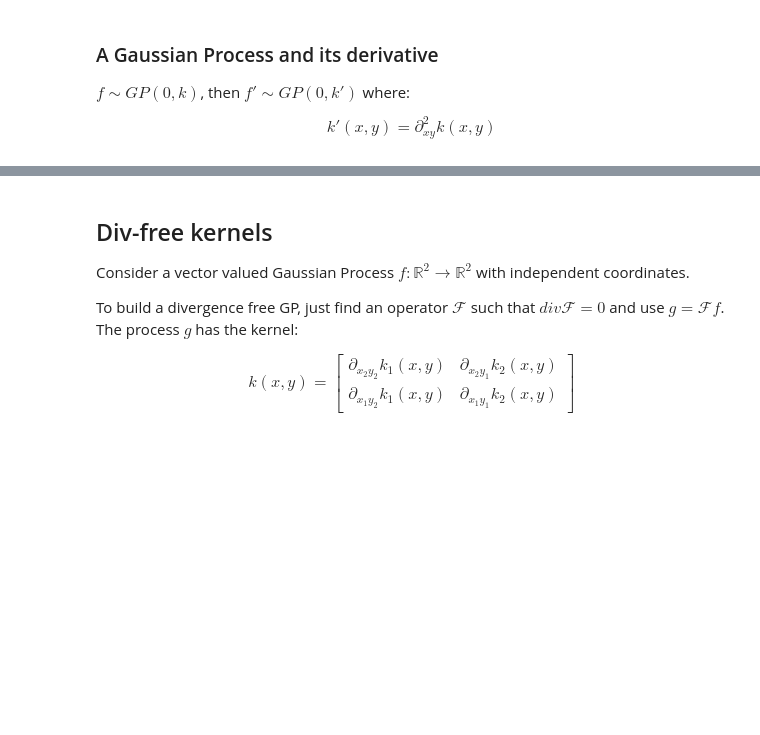
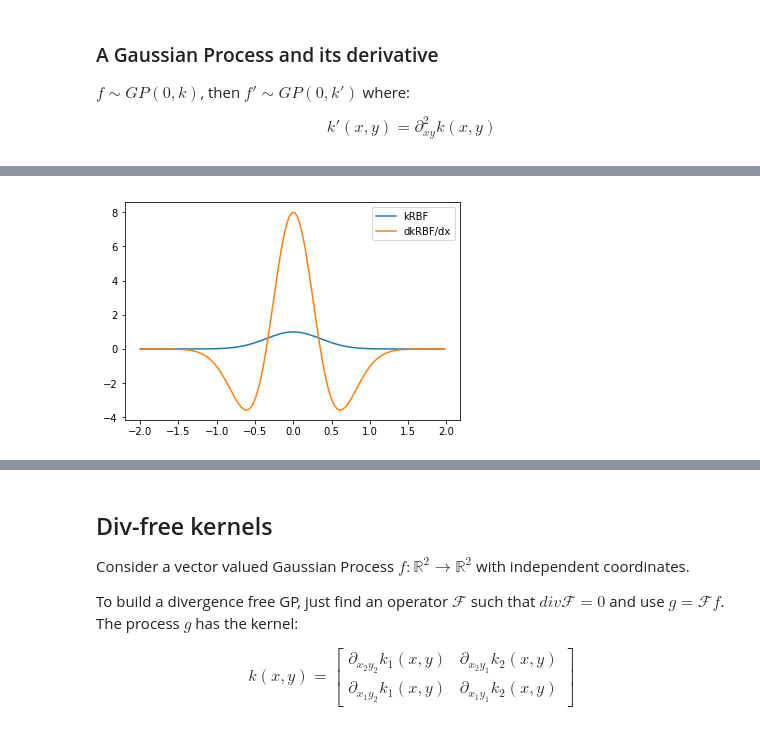
Before and after one commit to notblank/Gaussian-Processes, a Jupyter notebook: Autodiff Vector Valued Processes.ipynb, the cells around one changed output, grey strips where cells are left out. Drawn from its saved outputs; the diff is of its cells as text; code cells hidden in the pictures; blank space fills up the shorter version.

```diff
--- a/Autodiff Vector Valued Processes.ipynb
+++ b/Autodiff Vector Valued Processes.ipynb
@@ -202,3 +240,10 @@ ax[1].title.set_text('Kxy')
+# %%
+plt.plot(x, K[80, :], label = 'kRBF')
+plt.plot(x, Kxy[80, :], label = 'dkRBF/dx')
+plt.legend()
+plt.show()
+# %% [output]
+[figure, added]
 # %%
 nsamples = 2
 mu = np.zeros((npts))
```
Also changed, not shown: parts of 10 cells of this notebook.
